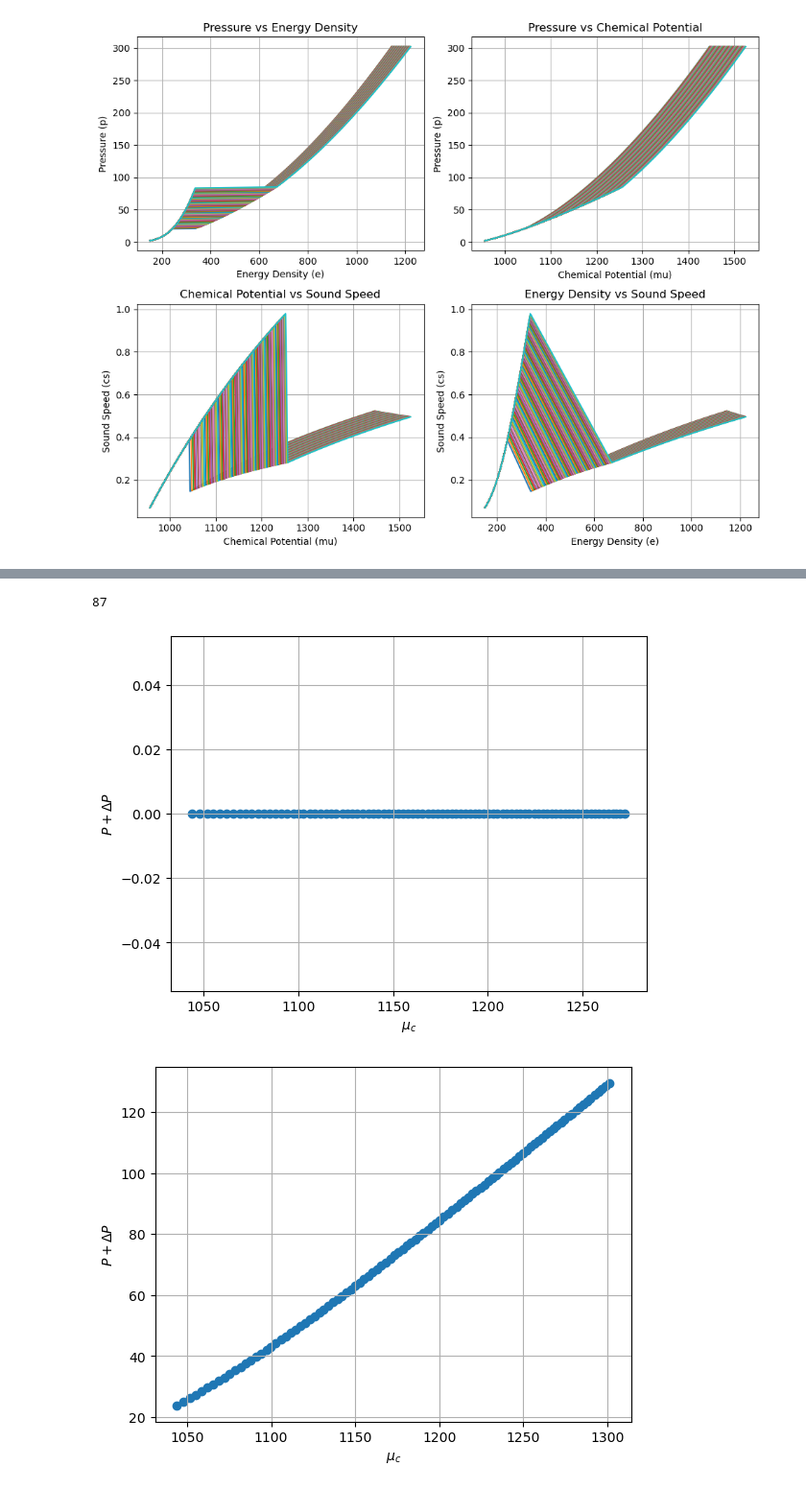
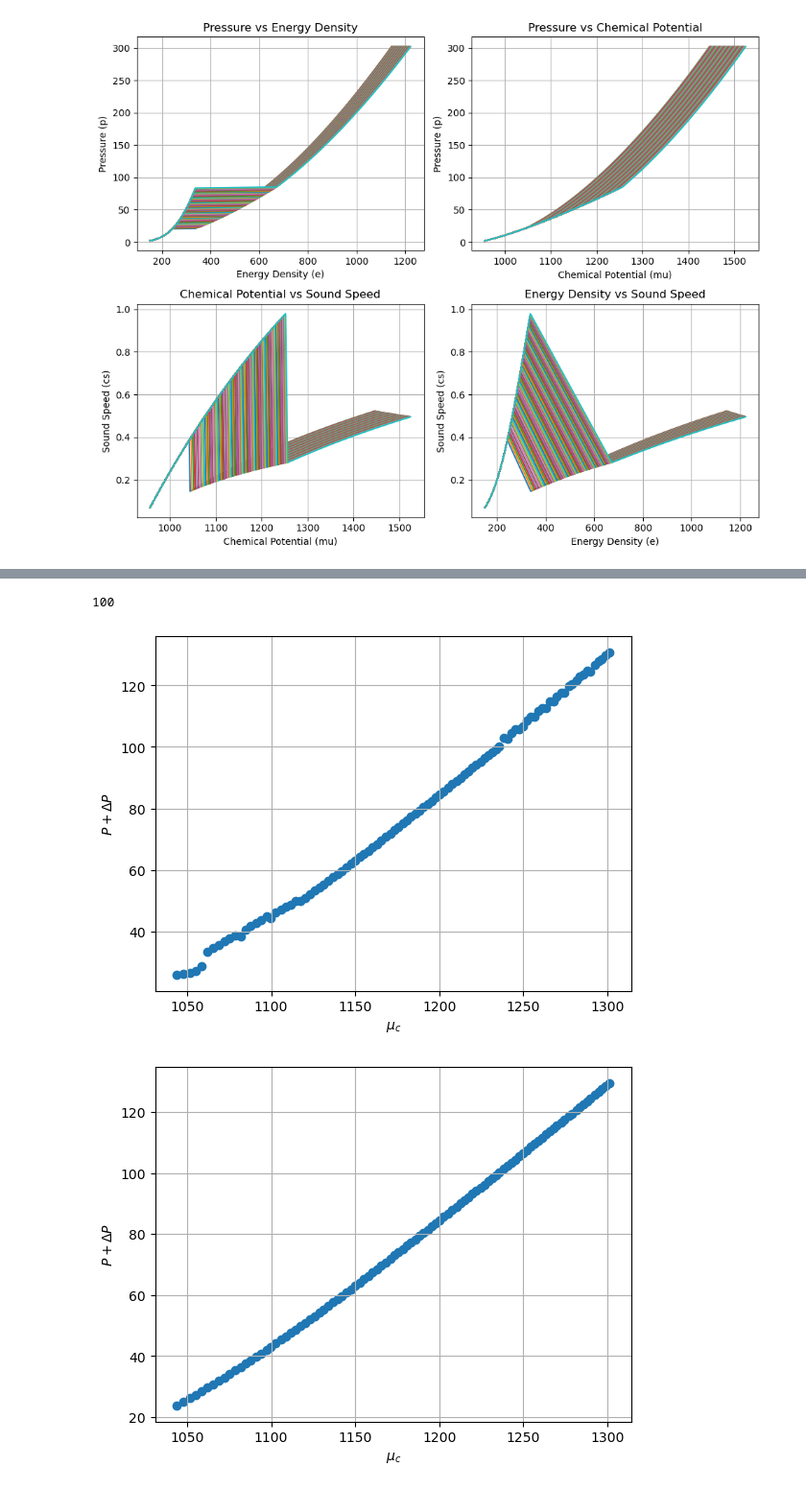
Before and after one commit to katta626/Phase_Transition, a Jupyter notebook: code/Relation_Codes/Different_Transition point.ipynb, the cells around one changed output, grey strips where cells are left out. Shown at 96% size. Saved outputs shown, nothing was run; the diff lists cells and outputs as text; code cells hidden in the pictures.

```diff
--- a/code/Relation_Codes/Different_Transition point.ipynb
+++ b/code/Relation_Codes/Different_Transition point.ipynb
@@ -376,7 +380,7 @@ delta_P_optimal_max = []
 
 P_all_max = []
 # Iterate through each mu_total and p_total index
-for index in range(1):
+for index in range(100):
 
     P_crit_1 = P_crit[index]*(1+0.01)
     P_crit_2 = P_crit[index]*(1+0.3)
@@ -491,15 +514,15 @@ array([1.1206006])
 # %%
 len(P_all)
 # %% [output]
-87
+100
 # %%
-plt.scatter(mu_crit[:87],P_all);
+plt.scatter(mu_crit,P_all);
 plt.grid();
 plt.xlabel(r'$\mu_c$');
 plt.ylabel(r'$P + \Delta P $');
 plt.show();
 # %% [output]
-[figure, old version]
+[figure, new version]
 # %%
 plt.scatter(mu_crit,P_all_1);
 plt.grid();
```
Also changed, not shown: parts of 5 cells of this notebook, 18 other files.
